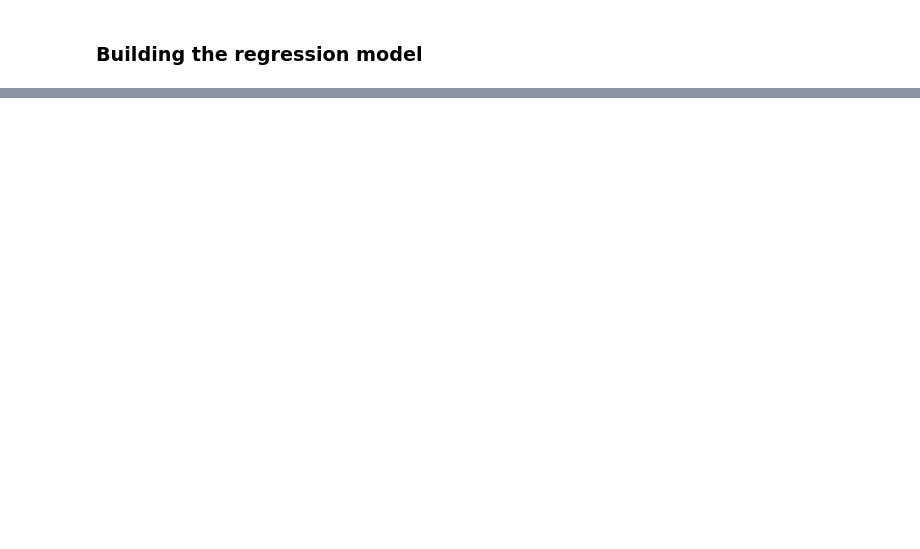
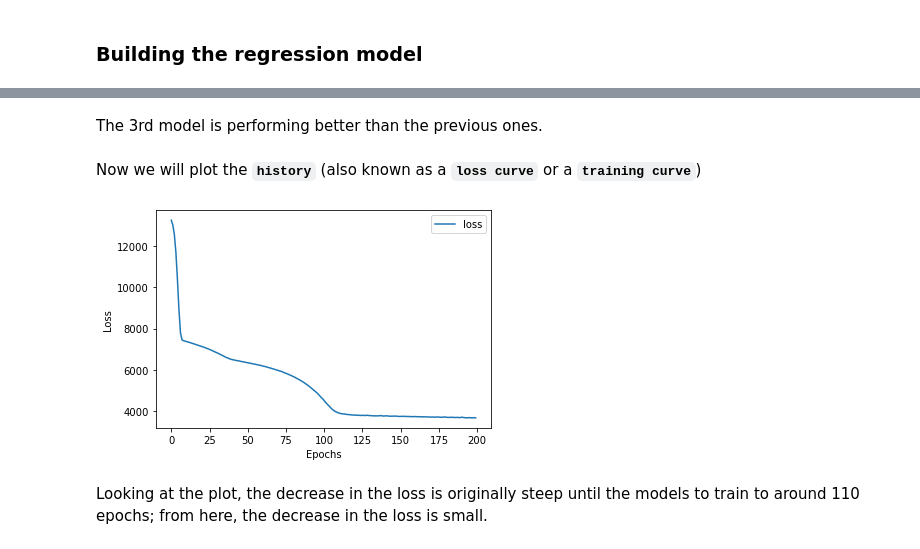
Before and after one commit to patricetg/tensorflow-deeplearning, a Jupyter notebook: 01_neural_network_regression_with_tensorflow.ipynb, the cells around one changed output, grey strips where cells are left out. Cells and saved outputs as stored; diff of their text form; code cells hidden in the pictures; blank space fills up the shorter version.

```diff
--- a/01_neural_network_regression_with_tensorflow.ipynb
+++ b/01_neural_network_regression_with_tensorflow.ipynb
@@ -1360,2 +1381,6 @@ insurance_onehot_df.T
 # %% [markdown]
 ### Building the regression model
+# %%
+# Create features (X)
+X = insurance_onehot_df.drop("charges",axis=1)
+X.head()
@@ -1361,0 +1394,4 @@ insurance_onehot_df.T
+# %%
+# Create labels (y)
+y = insurance_onehot_df["charges"]
+y.head()
@@ -1361,0 +1405,7 @@ insurance_onehot_df.T
+# %%
+# Create training and testing sets
+
+random_seed=42
+X_train, X_test, y_train, y_test = train_test_split(X,y, test_size=.2, random_state=random_seed)
+
+len(X_train), len(X_test), len(y_train), len(y_test)
@@ -1361,0 +1586,20 @@ insurance_onehot_df.T
+# %%
+# 2nd experiment : train longer on the model of the 1st experiment
+
+# Set random seed
+tf.random.set_seed(42)
+
+# 1. Create the model
+insurance_model_3 = tf.keras.Sequential([
+    tf.keras.layers.Dense(100),
+    tf.keras.layers.Dense(10),
+    tf.keras.layers.Dense(1),
+])
+
+# 2. Compile the model
+insurance_model_3.compile(loss=tf.keras.losses.mae,
+                         optimizer=tf.keras.optimizers.Adam(),
+                         metrics=["mae"])
+
+# 3. Fit the model
+history = insurance_model_3.fit(X_train, y_train, epochs=200, verbose=1)
@@ -1361,0 +1644,14 @@ insurance_onehot_df.T
+# %% [markdown]
+The 3rd model is performing better than the previous ones.
+# %% [markdown]
+Now we will plot the **`history`** (also known as a **`loss curve`** or a **`training curve`**)
+# %%
+# Plot history
+history_df = pd.DataFrame(history.history)
+history_df.plot(kind="line",y="loss")
+plt.ylabel("Loss")
+plt.xlabel("Epochs");
+# %% [output]
+[figure, added]
+# %% [markdown]
+Looking at the plot, the decrease in the loss is originally steep until the models to train to around 110 epochs; from here, the decrease in the loss is small.
```
Also changed, not shown: parts of 65 cells of this notebook, 3 other files.
